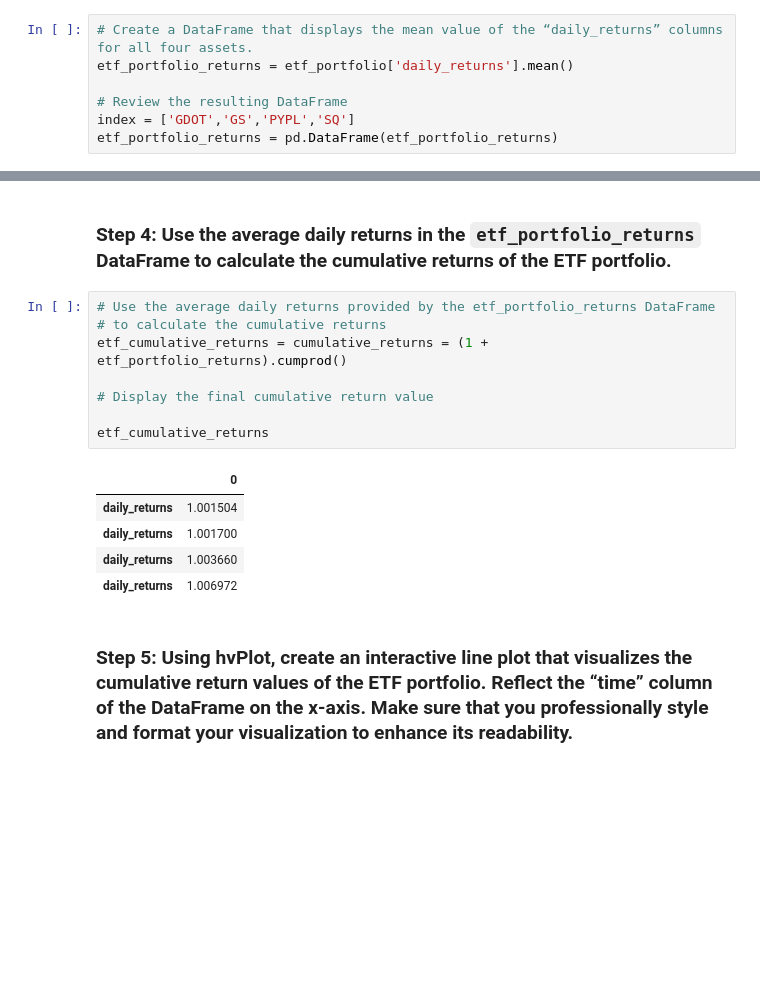
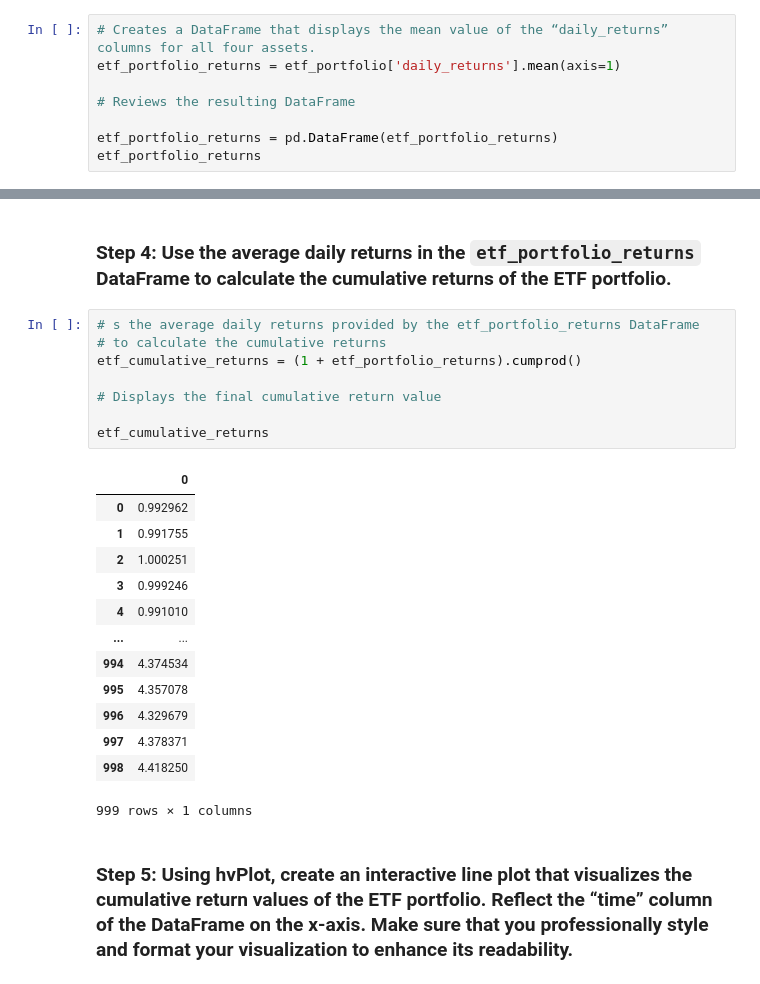
Before and after one commit to gtaraboletti/Module7_Challenge, a Jupyter notebook: etf_analyzer.ipynb, the cells around one changed output, grey strips where cells are left out. Saved outputs shown, nothing was run; the diff lists cells and outputs as text; blank space fills up the shorter version.

```diff
--- a/etf_analyzer.ipynb
+++ b/etf_analyzer.ipynb
@@ -368,10 +368,11 @@ etf_portfolio.head()
 # %% [markdown]
 ### Step 2: Create a DataFrame that averages the “daily_returns” columns for all four assets. Review the resulting DataFrame.
 # %%
-# Create a DataFrame that displays the mean value of the “daily_returns” columns for all four assets.
-etf_portfolio_returns = etf_portfolio['daily_returns'].mean()
+# Creates a DataFrame that displays the mean value of the “daily_returns” columns for all four assets.
+etf_portfolio_returns = etf_portfolio['daily_returns'].mean(axis=1)
 
-# Review the resulting DataFrame
-index = ['GDOT','GS','PYPL','SQ']
+# Reviews the resulting DataFrame
+
 etf_portfolio_returns = pd.DataFrame(etf_portfolio_returns)
+etf_portfolio_returns
 # %% [output]
@@ -408,19 +417,27 @@ annualized_etf_portfolio_returns
 # %% [markdown]
 ### Step 4: Use the average daily returns in the `etf_portfolio_returns` DataFrame to calculate the cumulative returns of the ETF portfolio.
 # %%
-# Use the average daily returns provided by the etf_portfolio_returns DataFrame
+# s the average daily returns provided by the etf_portfolio_returns DataFrame
 # to calculate the cumulative returns
-etf_cumulative_returns = cumulative_returns = (1 + etf_portfolio_returns).cumprod()
+etf_cumulative_returns = (1 + etf_portfolio_returns).cumprod()
 
-# Display the final cumulative return value
+# Displays the final cumulative return value
 
 etf_cumulative_returns
 # %% [output]
 |  | 0 |
-| daily_returns | 1.001504 |
-| daily_returns | 1.001700 |
-| daily_returns | 1.003660 |
-| daily_returns | 1.006972 |
+| 0 | 0.992962 |
+| 1 | 0.991755 |
+| 2 | 1.000251 |
+| 3 | 0.999246 |
+| 4 | 0.991010 |
+| ... | ... |
+| 994 | 4.374534 |
+| 995 | 4.357078 |
+| 996 | 4.329679 |
+| 997 | 4.378371 |
+| 998 | 4.418250 |
+999 rows × 1 columns
 # %% [markdown]
 ### Step 5: Using hvPlot, create an interactive line plot that visualizes the cumulative return values of the ETF portfolio. Reflect the “time” column of the DataFrame on the x-axis. Make sure that you professionally style and format your visualization to enhance its readability.
 # %%
```
Also changed, not shown: parts of 12 cells of this notebook, 2 other files.
